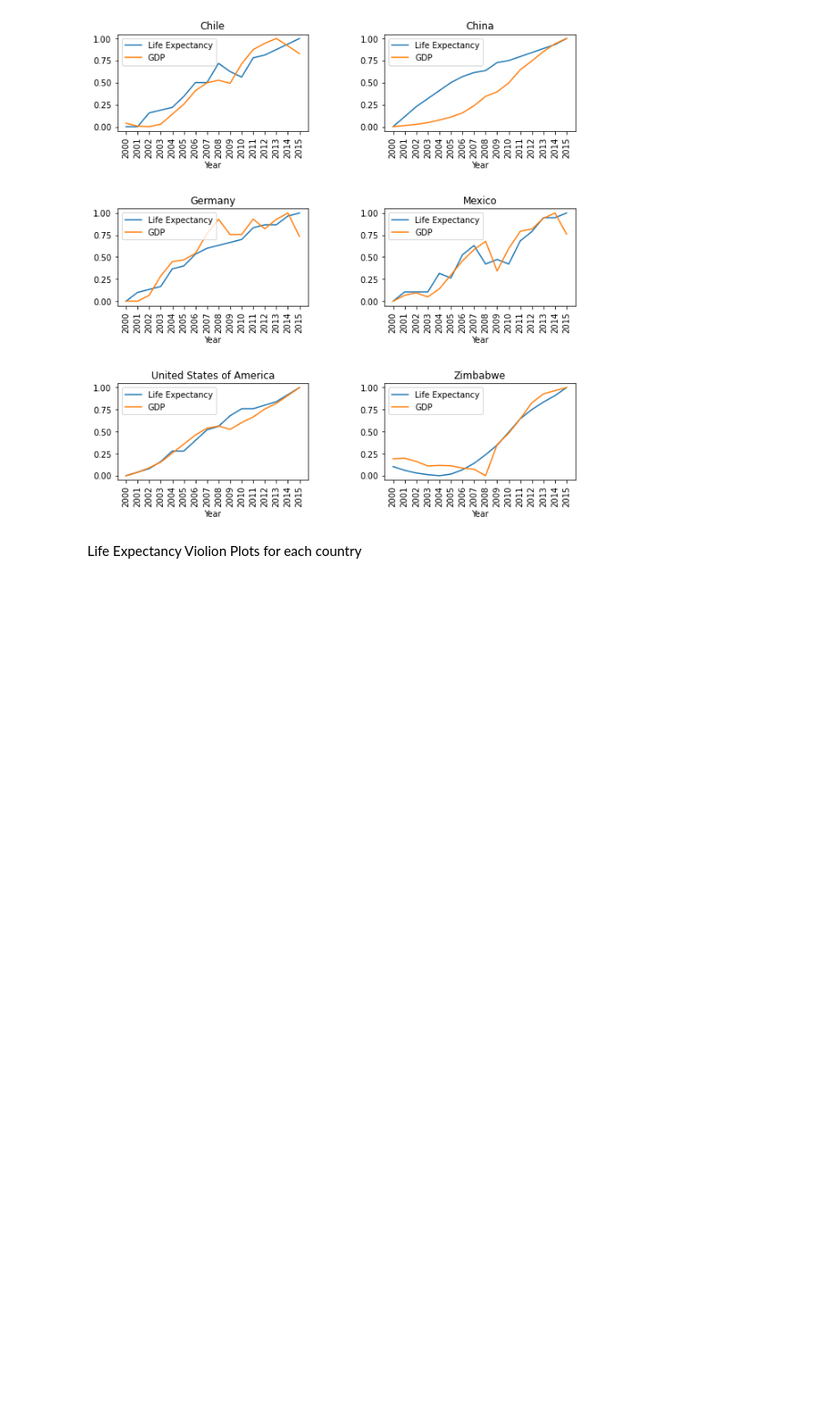
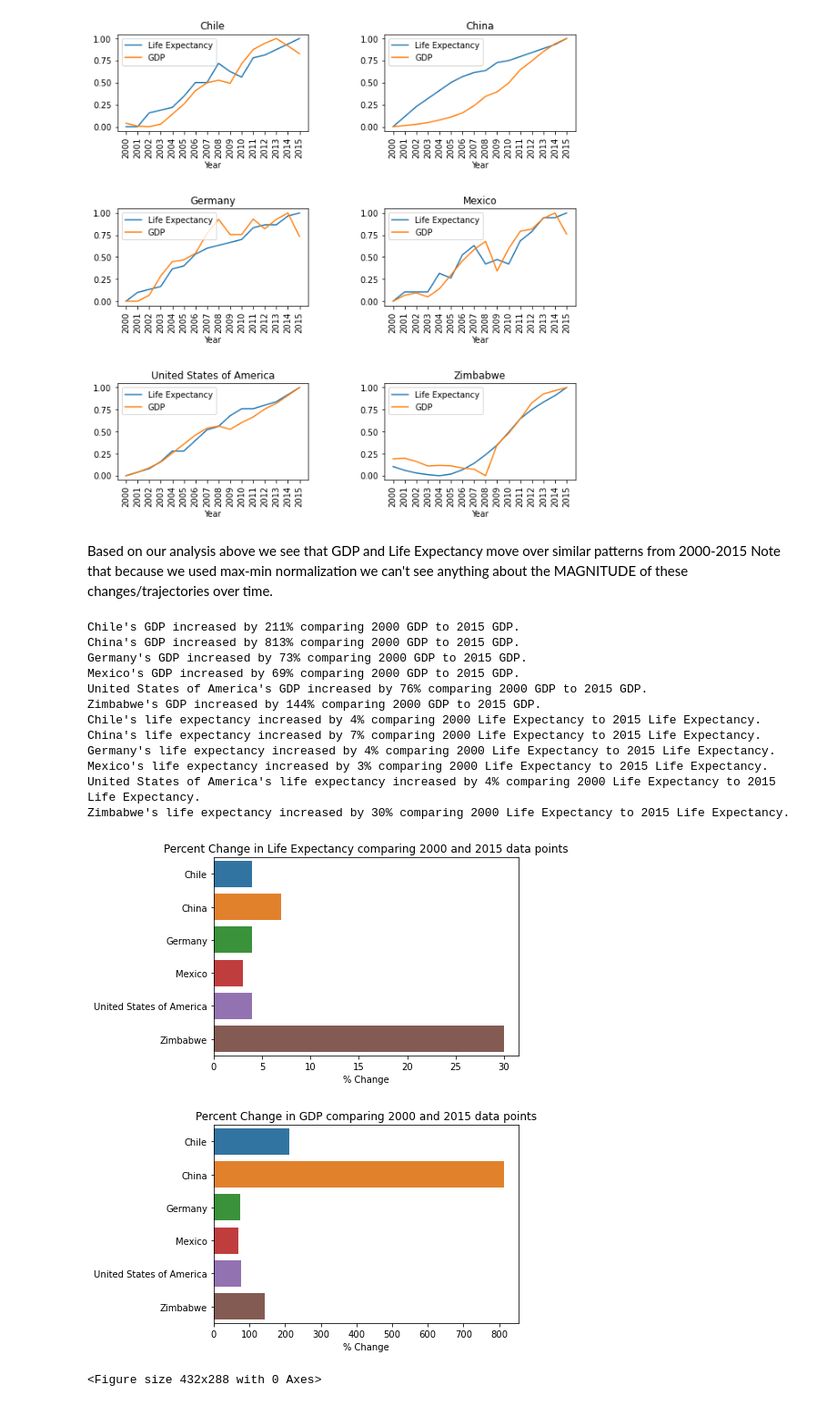
Before and after one commit to JacobCavon/Life-Expectancy-and-GDP, a Jupyter notebook: life_expectancy_gdp.ipynb, the cells around one changed output. Shown at 91% size. Drawn from its saved outputs; the diff is of its cells as text; code cells hidden in the pictures; blank space fills up the shorter version.

```diff
--- a/life_expectancy_gdp.ipynb
+++ b/life_expectancy_gdp.ipynb
@@ -59,5 +69,77 @@ def life_vs_gdp(df):
 life_vs_gdp(df)
 # %% [output]
 [figure]
-# %% [markdown]
-Life Expectancy Violion Plots for each country
+# %% [markdown]
+Based on our analysis above we see that GDP and Life Expectancy move over similar patterns from 2000-2015
+Note that because we used max-min normalization we can't see anything about the MAGNITUDE of these changes/trajectories over time.
+# %%
+#Define a function that takes a dataframe as an argument
+#Function calculates percent change in GDP and Life Expectancy from 2000 to 2015 for each country.
+
+def gdp_change(df):
+    percentages = []
+    for i in range(len(df.Country.unique())):
+        countries = df.Country.unique()
+        data = df[df.Country == countries[i]]
+
+        gdp_start = int(data.GDP[data.Year == 2000])
+        gdp_end = int(data.GDP[data.Year == 2015])
+
+        perc_change = round((gdp_end - gdp_start)/gdp_start * 100)
+
+        percentages.append(perc_change)
+
+        print(countries[i] + "'s GDP increased by " + str(perc_change) + "% comparing 2000 GDP to 2015 GDP.")
+
+    return percentages
+
+gdp_change = gdp_change(df)
+
+
+def life_change(df):
+    percentages = []
+    for i in range(len(df.Country.unique())):
+        countries = df.Country.unique()
+        data = df[df.Country == countries[i]]
+
+        life_start = int(data['Life expectancy at birth (years)'][data.Year == 2000])
+        life_end = int(data['Life expectancy at birth (years)'][data.Year == 2015])
+
+        perc_change = round((life_end - life_start)/life_start * 100)
+
+        percentages.append(perc_change)
+
+        print(countries[i] + "'s life expectancy increased by " + str(perc_change) + "% comparing 2000 Life Expectancy to 2015 Life Expectancy.")
+
+    return percentages
+
+life_change = life_change(df)
+
+countries = ['Chile', 'China', 'Germany', 'Mexico', 'United States of America', 'Zimbabwe']
+
+sns.barplot(x=life_change, y=countries)
+plt.title('Percent Change in Life Expectancy comparing 2000 and 2015 data points')
+plt.xlabel('% Change')
+plt.show()
+plt.clf()
+sns.barplot(x=gdp_change, y=countries)
+plt.title('Percent Change in GDP comparing 2000 and 2015 data points')
+plt.xlabel('% Change')
+plt.show()
+plt.clf()
+# %% [output]
+Chile's GDP increased by 211% comparing 2000 GDP to 2015 GDP.
+China's GDP increased by 813% comparing 2000 GDP to 2015 GDP.
+Germany's GDP increased by 73% comparing 2000 GDP to 2015 GDP.
+Mexico's GDP increased by 69% comparing 2000 GDP to 2015 GDP.
+United States of America's GDP increased by 76% comparing 2000 GDP to 2015 GDP.
+Zimbabwe's GDP increased by 144% comparing 2000 GDP to 2015 GDP.
+Chile's life expectancy increased by 4% comparing 2000 Life Expectancy to 2015 Life Expectancy.
+China's life expectancy increased by 7% comparing 2000 Life Expectancy to 2015 Life Expectancy.
+Germany's life expectancy increased by 4% comparing 2000 Life Expectancy to 2015 Life Expectancy.
+Mexico's life expectancy increased by 3% comparing 2000 Life Expectancy to 2015 Life Expectancy.
+United States of America's life expectancy increased by 4% comparing 2000 Life Expectancy to 2015 Life Expectancy.
+Zimbabwe's life expectancy increased by 30% comparing 2000 Life Expectancy to 2015 Life Expectancy.
+[figure, added]
+[figure, added]
+<Figure size 432x288 with 0 Axes>
```
Also changed, not shown: parts of 13 cells of this notebook, 1 other file.
